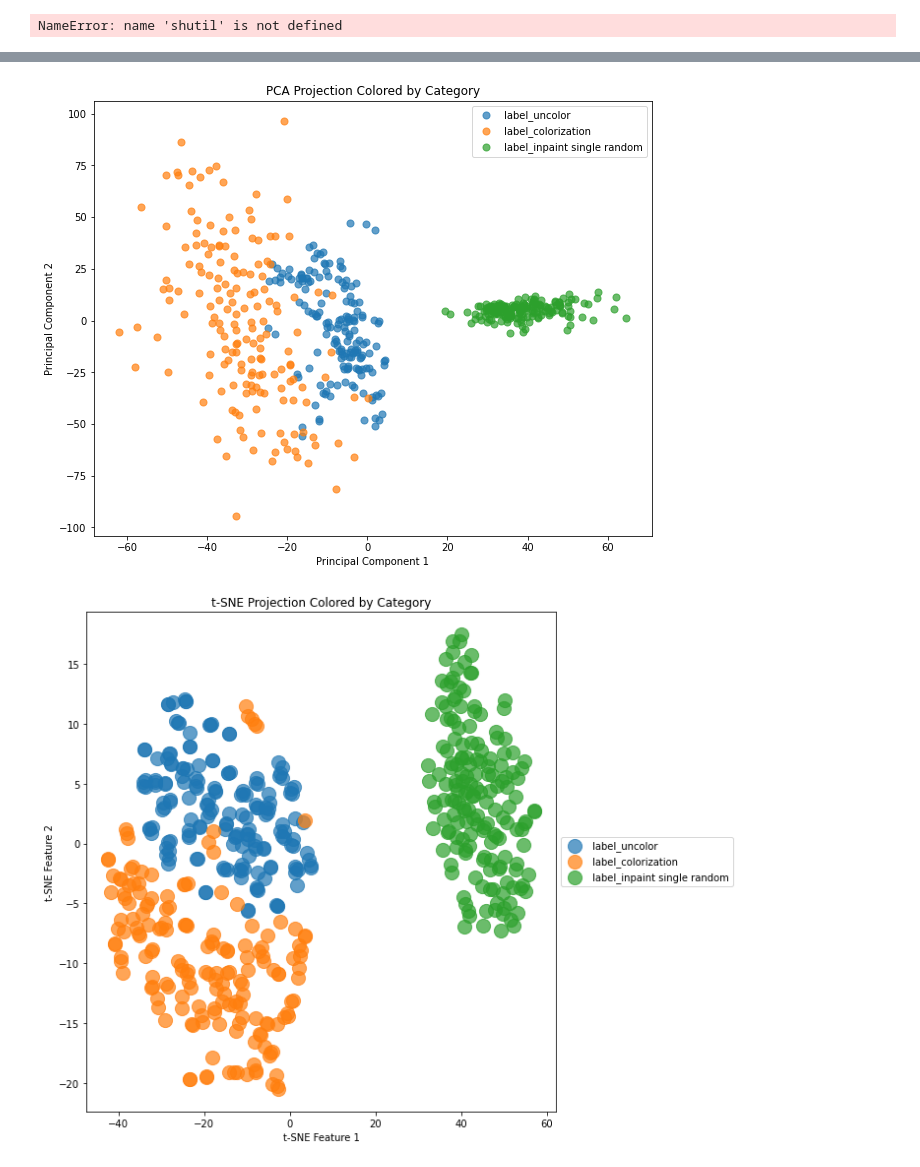
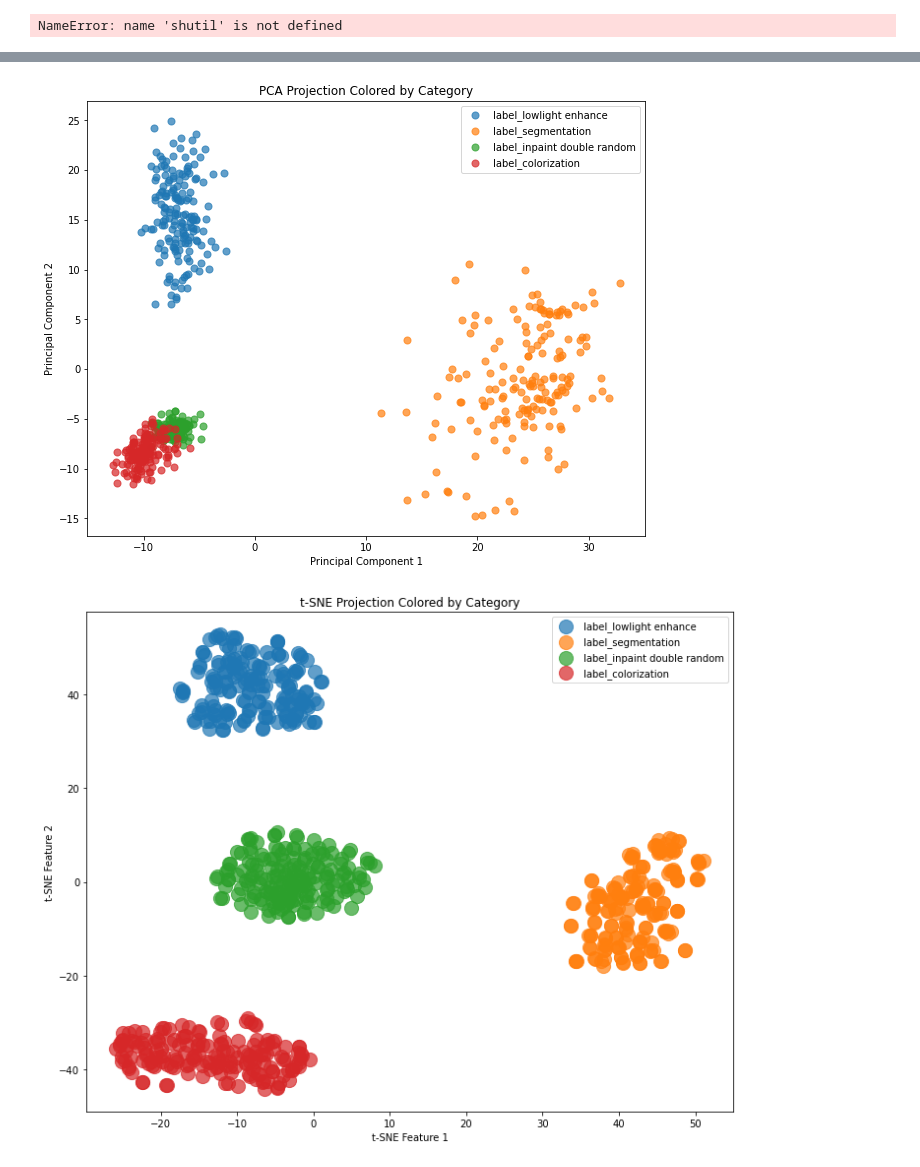
Before and after one commit to alhojel/visual_task_vectors, a Jupyter notebook: analyze_representations.ipynb, the cells around one changed output, grey strips where cells are left out. Drawn from its saved outputs; the diff is of its cells as text; code cells hidden in the pictures.

```diff
--- a/analyze_representations.ipynb
+++ b/analyze_representations.ipynb
@@ -86,7 +82,7 @@ data_list[0].shape
 # %%
 with h5py.File("/home/ahojel/visual_prompting_vid/output_dir/latents_2/dataset.hdf5", 'r') as h5file:
     decoder_metric_holder = []
-    for i in tqdm(range(1)):
+    for i in tqdm(range(decoder_layers)):
         data_list = []
         labels_list = []
         for pass_name, pass_group in h5file.items():
@@ -105,5 +101,5 @@ with h5py.File("/home/ahojel/visual_prompting_vid/output_dir/latents_2/dataset.h
 
                 data_list.extend(label_level)
         # Compute metric and append to holder
-        #regular = compute_metric(data_list, labels_list, dim=197)
-        #decoder_metric_holder.append(regular)
+        regular = compute_metric(data_list, labels_list, dim=197)
+        decoder_metric_holder.append(regular)
@@ -289,25 +259,3 @@ with imageio.get_writer(gif_filename, mode='I', duration=0.5, loop=0) as writer:
 gif_path = gif_filename
 # %% [output]
 NameError: name 'shutil' is not defined
-# %%
-beta_labels = ['label_colorization', 'label_inpaint double random', 'label_inpaint single random', 'label_lowlight enhance', 'label_neutral copy', 'label_segmentation', 'label_uncolor']
-
-data_list = []
-labels_list = []
-
-# Open the file in read mode
-with h5py.File("/home/ahojel/visual_prompting_vid/output_dir/latents_2/dataset.hdf5", 'r') as h5file:
-    encoder_metric_holder = []
-    first_element = next(iter(h5file.values()))
-
-    encoder_layers = first_element['label_segmentation']['encoder_latent'].shape[0]
-    decoder_layers = first_element['label_segmentation']['decoder_latent'].shape[0]
-    print(encoder_layers, decoder_layers)
-    for pass_name, pass_group in tqdm(h5file.items()):
-        if pass_name.startswith('pass_'):
-            for label_name, label_group in pass_group.items():
-                if label_name.startswith('label_') and label_name in beta_labels:
-                    data_list.append(label_group['encoder_latent'][:,0,0])
-                    labels_list.append(label_name)
-                    data_list.append(label_group['decoder_latent'][:,0,0])
-                    labels_list.append(label_name)
@@ -374,0 +317,2 @@ for i in range(len(single_label_list)//7):
+# %%
+decoder_layer_5 = [ele[4] for ele in decoder_data_list]
@@ -380,7 +393,7 @@ from sklearn.decomposition import PCA
 from sklearn.preprocessing import StandardScaler
 import torch  # Ensure torch is imported
 
-all_features = torch.tensor(np.array(normalized_data))
+all_features = torch.tensor(np.array(decoder_layer_5))
 
 # Convert the PyTorch tensor to a NumPy array
 all_features_np = all_features.numpy()
@@ -396,10 +409,10 @@ features_2d = pca.fit_transform(all_features_scaled)
 # Create a scatter plot
 plt.figure(figsize=(10, 8))
 
-categories = list(set(normalized_labels))
+categories = list(set(labels_list))
 for category in categories:
     # Select rows that belong to the current category
-    indices = np.array(normalized_labels) == category  # Ensure labels_list is in a compatible format
+    indices = np.array(labels_list) == category  # Ensure labels_list is in a compatible format
     plt.scatter(features_2d[indices, 0], features_2d[indices, 1], s=50, alpha=0.7, label=category)  # Adjusted marker size
 
 # Add plot title, labels, and legend
@@ -411,30 +424,30 @@ plt.legend()
 # Show the plot
 plt.show()
 # %% [output]
-[figure, old version]
+[figure, new version]
 # %%
 from sklearn.manifold import TSNE
 
 tsne = TSNE(n_components=2, random_state=42)
 features_2d = tsne.fit_transform(all_features_scaled)
 
 # Create a scatter plot
 plt.figure(figsize=(10, 8))
-categories = list(set(normalized_labels))
+categories = list(set(labels_list))
 for category in categories:
     # Select rows that belong to the current category
-    indices = np.array(normalized_labels) == category
+    indices = np.array(labels_list) == category
     plt.scatter(features_2d[indices, 0], features_2d[indices, 1], 200, alpha=0.7, label=category)
 
 # Add plot title, labels, and legend
 plt.title('t-SNE Projection Colored by Category')
 plt.xlabel('t-SNE Feature 1')
 plt.ylabel('t-SNE Feature 2')
-plt.legend(loc='center left', bbox_to_anchor=(1, 0.5))  # Places the legend to the right of the plot
+plt.legend()  # Places the legend to the right of the plot
 
 # Adjust layout to make room for the legend
 plt.tight_layout()
 # Show the plot
 plt.show()
 # %% [output]
-[figure, old version]
+[figure, new version]
```
Also changed, not shown: parts of 26 cells of this notebook, 6 other files.
